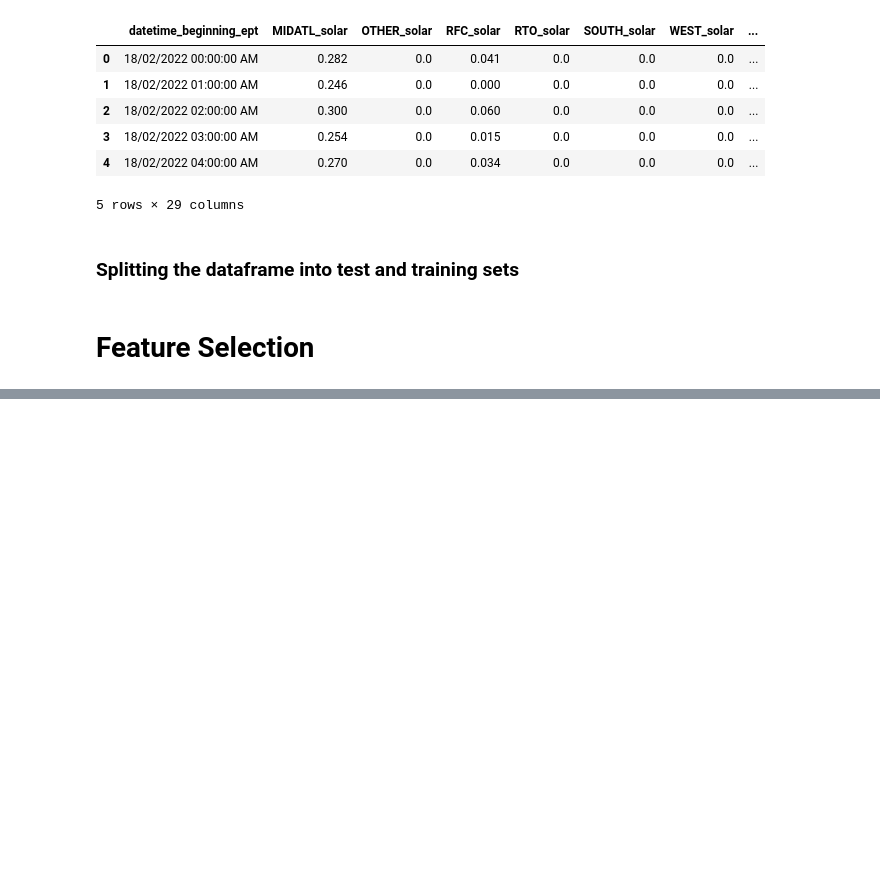
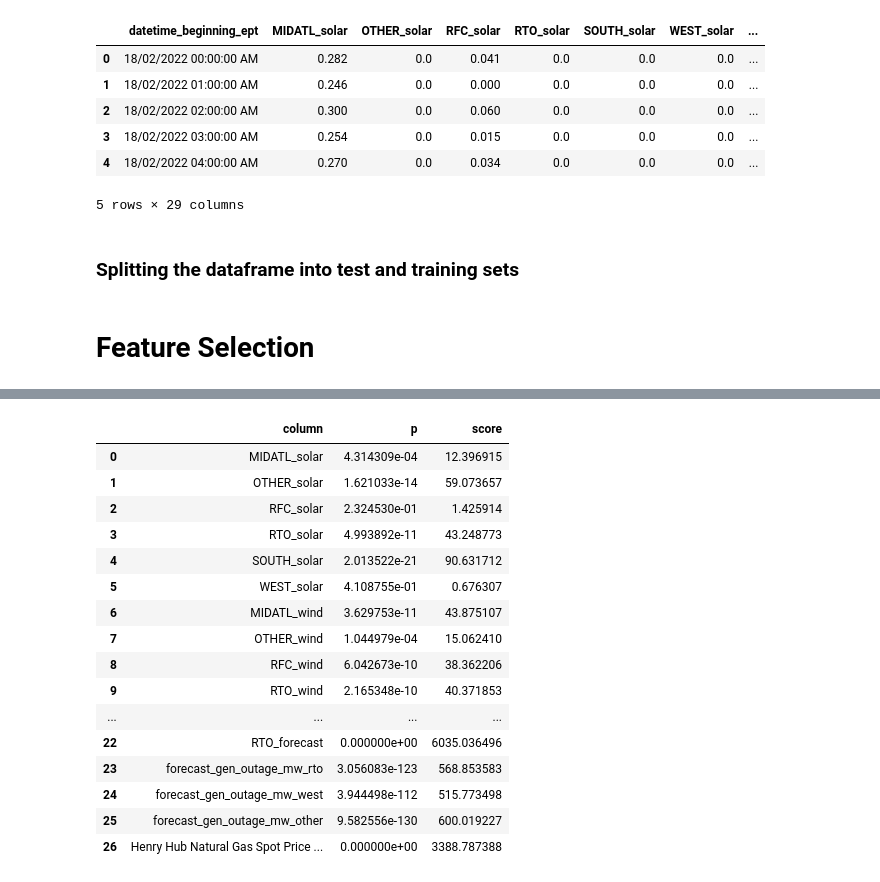
Before and after one commit to MSCI-446-Project-Team/MSCI_446_ML_Course_Project, a Jupyter notebook: Predictions/models.ipynb, the cells around one changed output, grey strips where cells are left out. Saved outputs shown, nothing was run; the diff lists cells and outputs as text; code cells hidden in the pictures; blank space fills up the shorter version.

```diff
--- a/Predictions/models.ipynb
+++ b/Predictions/models.ipynb
@@ -55,0 +76,21 @@ Index(['datetime_beginning_ept', 'MIDATL_solar', 'OTHER_solar', 'RFC_solar',
+# %%
+df_fr = pd.DataFrame({'column':X_train.columns, 'p':data_new_fr.pvalues_, 'score':data_new_fr.scores_})
+df_fr
+# %% [output]
+|  | column | p | score |
+| 0 | MIDATL_solar | 4.314309e-04 | 12.396915 |
+| 1 | OTHER_solar | 1.621033e-14 | 59.073657 |
+| 2 | RFC_solar | 2.324530e-01 | 1.425914 |
+| 3 | RTO_solar | 4.993892e-11 | 43.248773 |
+| 4 | SOUTH_solar | 2.013522e-21 | 90.631712 |
+| 5 | WEST_solar | 4.108755e-01 | 0.676307 |
+| 6 | MIDATL_wind | 3.629753e-11 | 43.875107 |
+| 7 | OTHER_wind | 1.044979e-04 | 15.062410 |
+| 8 | RFC_wind | 6.042673e-10 | 38.362206 |
+| 9 | RTO_wind | 2.165348e-10 | 40.371853 |
+| ... | ... | ... | ... |
+| 22 | RTO_forecast | 0.000000e+00 | 6035.036496 |
+| 23 | forecast_gen_outage_mw_rto | 3.056083e-123 | 568.853583 |
+| 24 | forecast_gen_outage_mw_west | 3.944498e-112 | 515.773498 |
+| 25 | forecast_gen_outage_mw_other | 9.582556e-130 | 600.019227 |
+| 26 | Henry Hub Natural Gas Spot Price ... | 0.000000e+00 | 3388.787388 |
```
Also changed, not shown: parts of 11 cells of this notebook.
